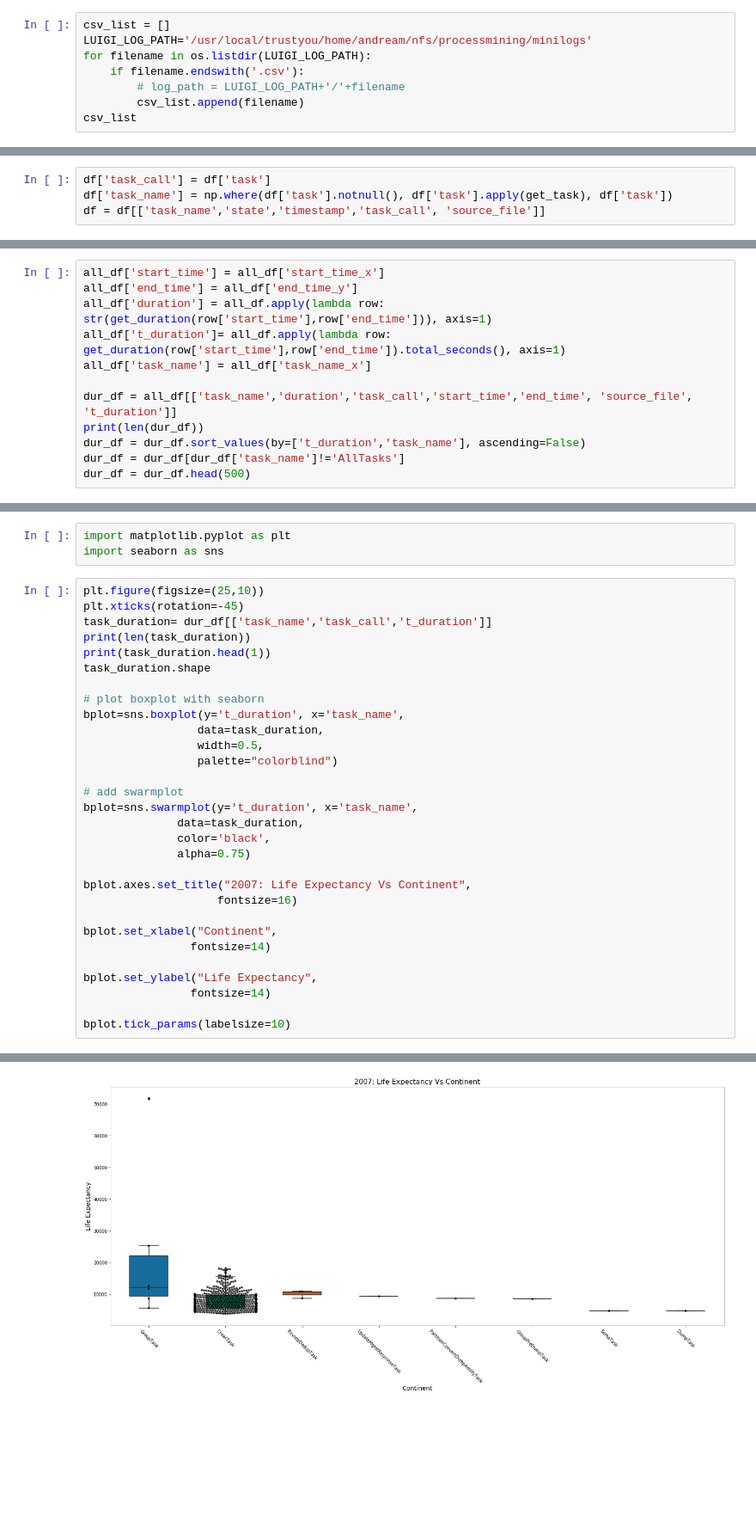
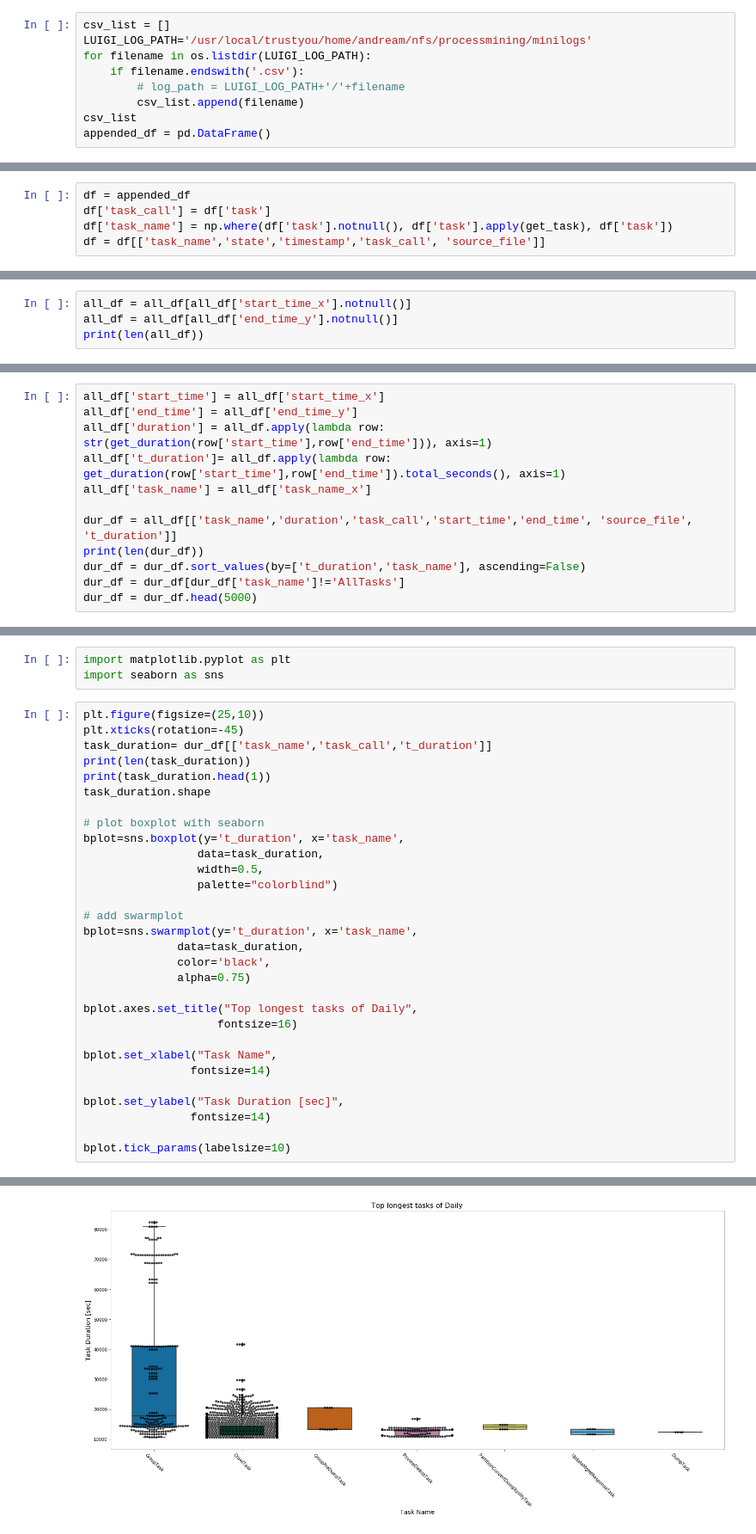
Before and after one commit to andreamalhera/perfSky, a Jupyter notebook: notebooks/boxplot.ipynb, the cells around one changed output, grey strips where cells are left out. Shown at 86% size. Cells and saved outputs as stored; diff of their text form; blank space fills up the shorter version.

```diff
--- a/notebooks/boxplot.ipynb
+++ b/notebooks/boxplot.ipynb
@@ -12,3 +12,4 @@ for filename in os.listdir(LUIGI_LOG_PATH):
         # log_path = LUIGI_LOG_PATH+'/'+filename
         csv_list.append(filename)
 csv_list
+appended_df = pd.DataFrame()
@@ -59,6 +83,7 @@ def get_task(task_call):
         return task_call
     return task_call.split('(')[0]
 # %%
+df = appended_df
 df['task_call'] = df['task']
 df['task_name'] = np.where(df['task'].notnull(), df['task'].apply(get_task), df['task'])
 df = df[['task_name','state','timestamp','task_call', 'source_file']]
@@ -90,0 +114,4 @@ datetime.timedelta(0, 89)
+# %%
+all_df = all_df[all_df['start_time_x'].notnull()]
+all_df = all_df[all_df['end_time_y'].notnull()]
+print(len(all_df))
@@ -99,5 +128,5 @@ dur_df = all_df[['task_name','duration','task_call','start_time','end_time', 'so
 print(len(dur_df))
 dur_df = dur_df.sort_values(by=['t_duration','task_name'], ascending=False)
 dur_df = dur_df[dur_df['task_name']!='AllTasks']
-dur_df = dur_df.head(500)
+dur_df = dur_df.head(5000)
 # %% [output]
@@ -133,13 +162,13 @@ bplot=sns.swarmplot(y='t_duration', x='task_name',
               color='black',
               alpha=0.75)
 
-bplot.axes.set_title("2007: Life Expectancy Vs Continent",
+bplot.axes.set_title("Top longest tasks of Daily",
                     fontsize=16)
 
-bplot.set_xlabel("Continent",
+bplot.set_xlabel("Task Name",
                 fontsize=14)
 
-bplot.set_ylabel("Life Expectancy",
+bplot.set_ylabel("Task Duration [sec]",
                 fontsize=14)
 
 bplot.tick_params(labelsize=10)
@@ -156 +185 @@ bplot.tick_params(labelsize=10)
-[figure, old version]
+[figure, new version]
```
Also changed, not shown: parts of 8 cells of this notebook.
